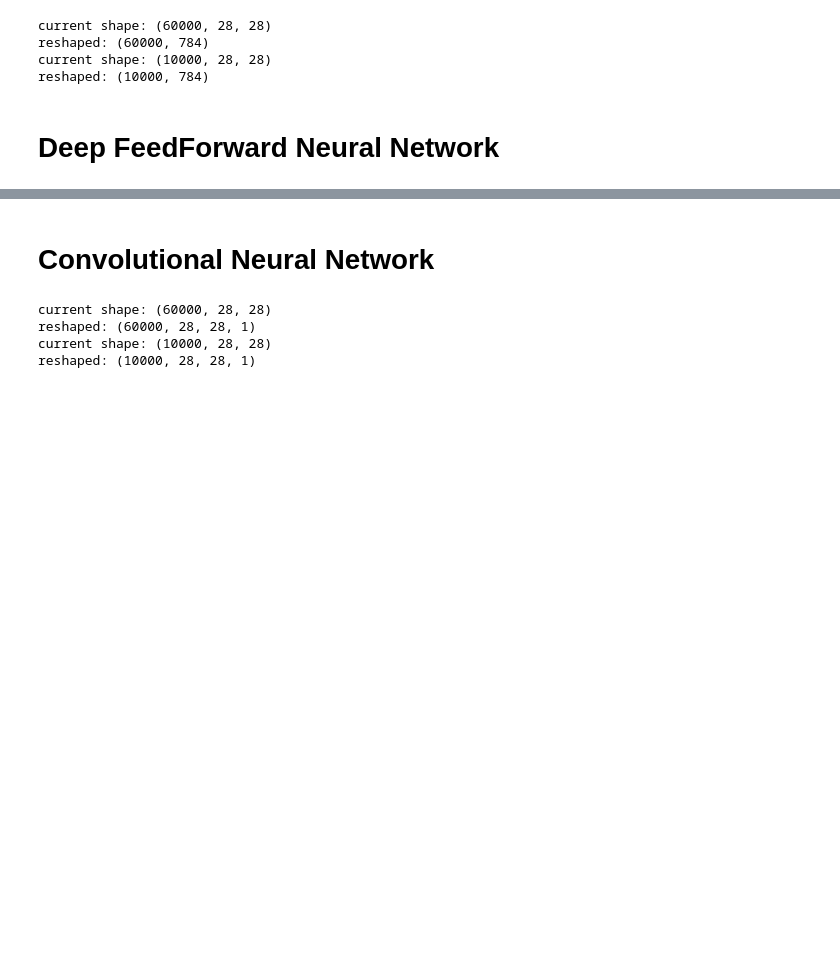
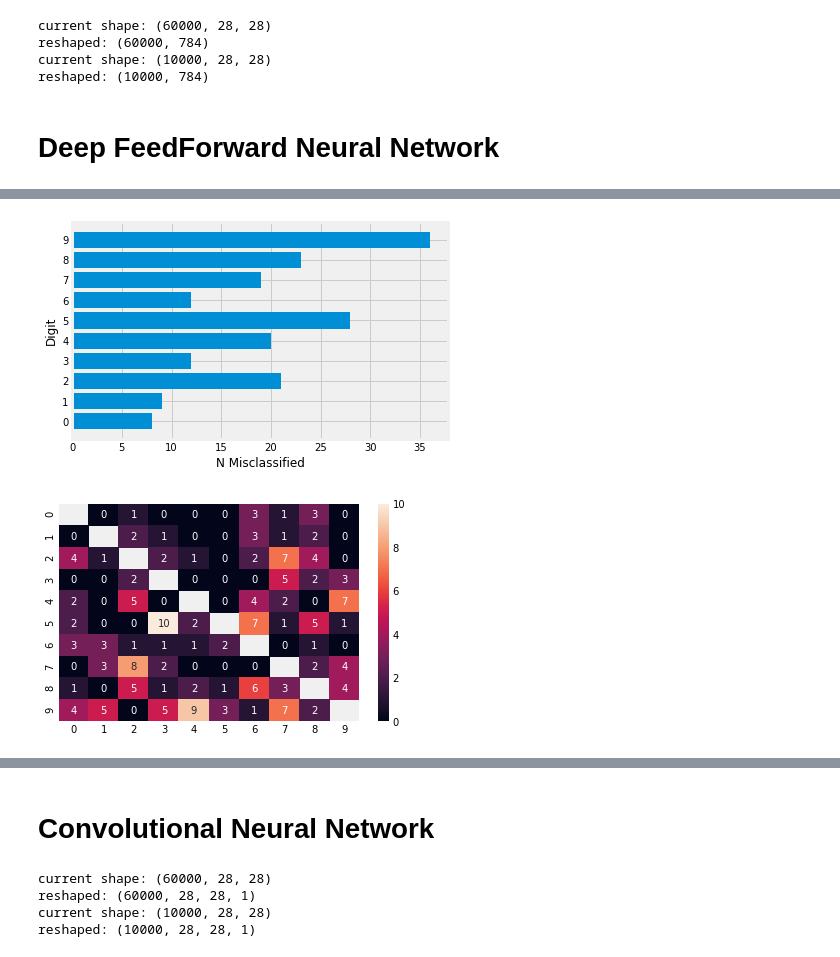
Before and after one commit to Harshill/NeuralNetworks, a Jupyter notebook: MNIST.ipynb, the cells around one changed output, grey strips where cells are left out. Saved outputs shown, nothing was run; the diff lists cells and outputs as text; code cells hidden in the pictures; blank space fills up the shorter version.

```diff
--- a/MNIST.ipynb
+++ b/MNIST.ipynb
@@ -37,4 +42,6 @@ for _ in range(5):
 # %%
+# Preprocess features and labels
+
 def preprocess_data(data):
     assert len(data.shape) == 3
 
@@ -44,11 +51,11 @@ def preprocess_data(data):
 
     return data.astype('float32') / 255
 
-train_images = preprocess_data(train_images)
-test_images = preprocess_data(test_images)
+x_train = preprocess_data(train_images)
+x_test = preprocess_data(test_images)
 
-train_labels = to_categorical(train_labels)
-test_labels = to_categorical(test_labels)
+y_train = to_categorical(train_labels)
+y_test = to_categorical(test_labels)
 # %% [output]
 current shape: (60000, 28, 28)
 reshaped: (60000, 784)
@@ -57,6 +64,17 @@ reshaped: (10000, 784)
 # %% [markdown]
 # Deep FeedForward Neural Network
 # %%
+# Define network
 network = models.Sequential()
-network.add(layers.Dense(512, activation='relu', input_shape=(train_images.shape[1],)))
+network.add(layers.Dense(512, activation='relu', input_shape=(x_train.shape[1],)))
 network.add(layers.Dense(10, activation='softmax'))
+
+# Compile
+network.compile(
+    optimizer='rmsprop',
+    loss='categorical_crossentropy',
+    metrics=['accuracy']
+)
+
+# Train
+network.fit(x_train, y_train, epochs=5, batch_size=128)
@@ -69,2 +92,0 @@ network.compile(
-# %%
-network.fit(train_images, train_labels, epochs=5, batch_size=128)
@@ -88,0 +100,21 @@ test_acc: 0.979
+# %%
+# Check Predictions
+y_pred = network.predict(x_test).argmax(axis=1)
+
+conf_mat = confusion_matrix(test_labels, y_pred).astype(float)
+np.fill_diagonal(conf_mat, 0)
+
+# Plot number of misclassifications
+n_errors = {idx: val for idx, val in enumerate(conf_mat.sum(axis=1))}
+plot_barplot(n_errors)
+graph.ylabel('Digit')
+graph.xlabel('N Misclassified')
+graph.show()
+
+# Plot confusion matrix
+np.fill_diagonal(conf_mat, np.nan)
+sns.heatmap(conf_mat, annot=True)
+graph.show()
+# %% [output]
+[figure, added]
+[figure, added]
```
Also changed, not shown: parts of 15 cells of this notebook, 3 other files.
